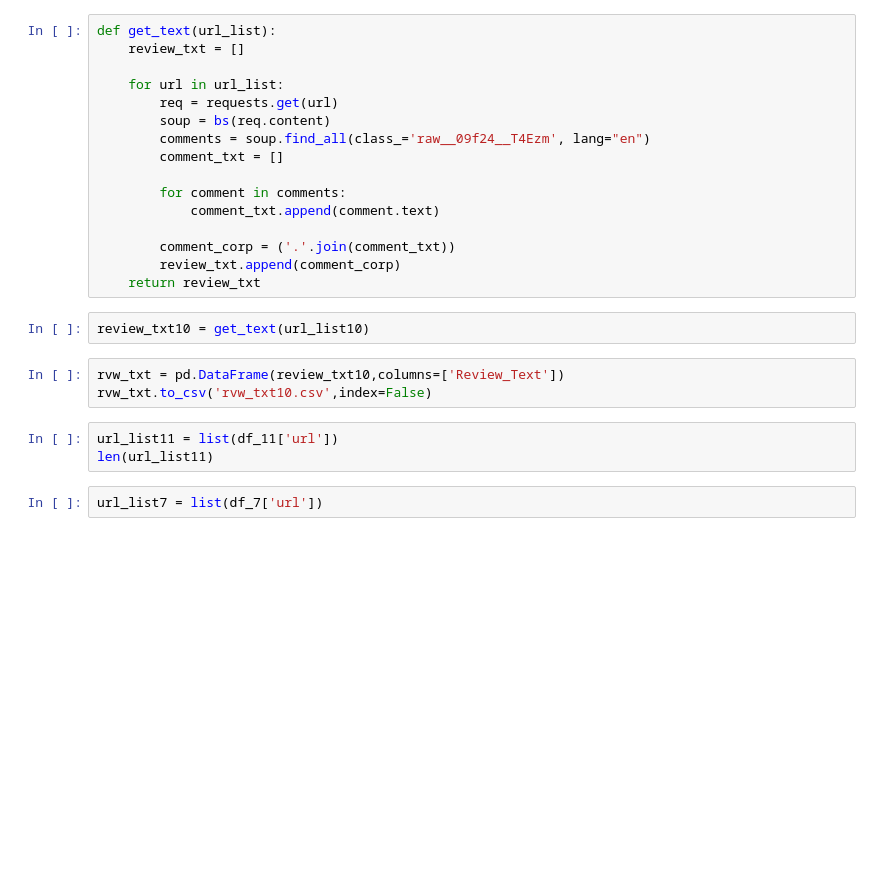
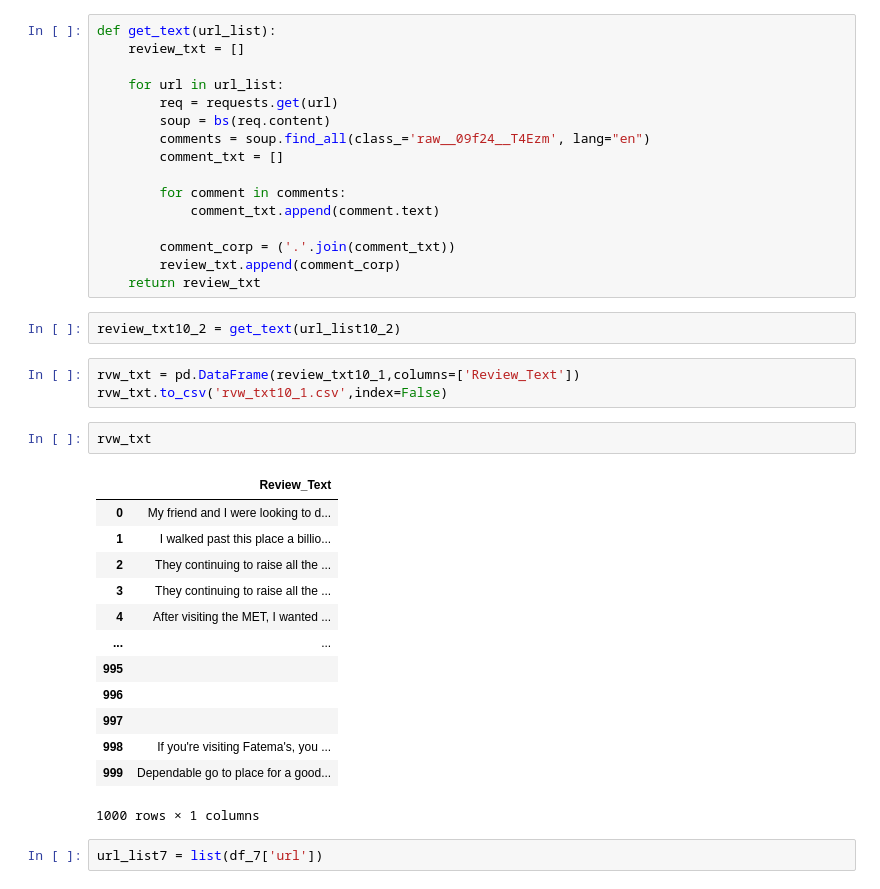
Before and after one commit to rcauvy/predicting-nyc-health-violations-with-nlp, a Jupyter notebook: Predicting NYC Health Violations.ipynb, the cells around one changed output. Cells and saved outputs as stored; diff of their text form; blank space fills up the shorter version.

Commit message:
Saving review data

```diff
--- a/Predicting NYC Health Violations.ipynb
+++ b/Predicting NYC Health Violations.ipynb
@@ -513,14 +553,27 @@ def get_text(url_list):
         comment_corp = ('.'.join(comment_txt))
         review_txt.append(comment_corp)
     return review_txt
-# %%
-review_txt10 = get_text(url_list10)
+# %%
+review_txt10_2 = get_text(url_list10_2)
 # %%
-rvw_txt = pd.DataFrame(review_txt10,columns=['Review_Text'])
-rvw_txt.to_csv('rvw_txt10.csv',index=False)
+rvw_txt = pd.DataFrame(review_txt10_1,columns=['Review_Text'])
+rvw_txt.to_csv('rvw_txt10_1.csv',index=False)
-# %%
-url_list11 = list(df_11['url'])
-len(url_list11)
+# %%
+rvw_txt
+# %% [output]
+|  | Review_Text |
+| 0 | My friend and I were looking to d... |
+| 1 | I walked past this place a billio... |
+| 2 | They continuing to raise all the ... |
+| 3 | They continuing to raise all the ... |
+| 4 | After visiting the MET, I wanted ... |
+| ... | ... |
+| 995 |  |
+| 996 |  |
+| 997 |  |
+| 998 | If you're visiting Fatema's, you ... |
+| 999 | Dependable go to place for a good... |
+1000 rows × 1 columns
 # %%
 url_list7 = list(df_7['url'])
 # %%
```
Also changed, not shown: parts of 6 cells of this notebook, 1 other file.
